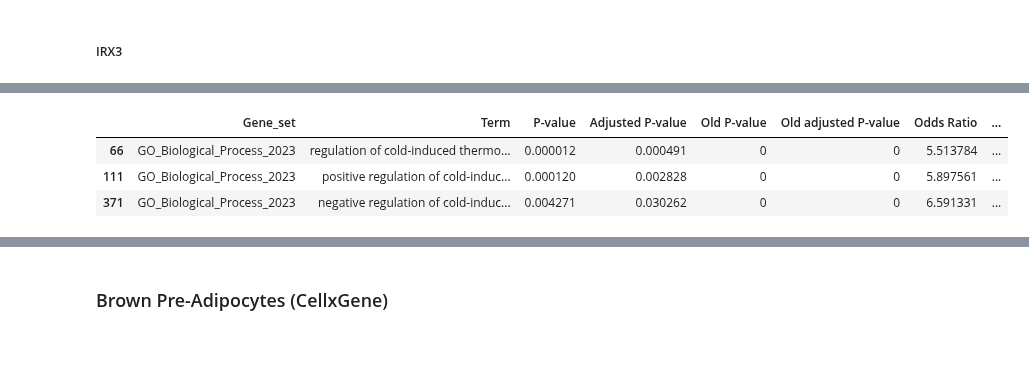
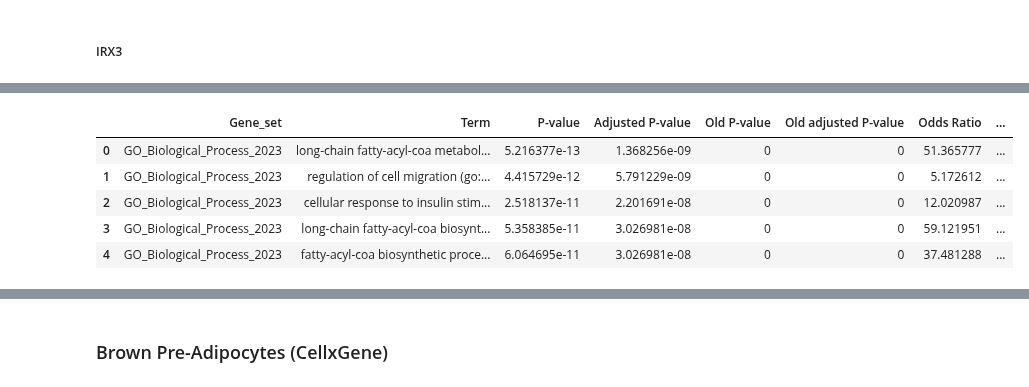
Before and after one commit to rejuve-bio/biocypher-kg, a Jupyter notebook: notebooks/cellxgene_exp_corr.ipynb, the cells around one changed output, grey strips where cells are left out. Saved outputs shown, nothing was run; the diff lists cells and outputs as text; code cells hidden in the pictures; blank space fills up the shorter version.

```diff
--- a/notebooks/gtex_tissue_gene_exp_corr.ipynb
+++ b/notebooks/cellxgene_exp_corr.ipynb
@@ -91,13 +110,14 @@ for gene_id in tqdm(white_pre_adipocytes_df.columns):
 # %%
+import pandas as pd
 white_padpy_irx3_corrs_df = pd.DataFrame(white_pady_irx3_corrs)
 white_padpy_irx5_corrs_df = pd.DataFrame(white_pady_irx5_corrs)
-white_pady_irx3_abs_corrs_df = white_padpy_irx3_corrs_df.copy()
-white_pady_irx3_abs_corrs_df["corr"] = white_padpy_irx3_corrs_df["corr"].apply(lambda x: abs(x))
-white_pady_irx5_abs_corrs_df = white_padpy_irx5_corrs_df.copy()
-white_pady_irx5_abs_corrs_df["corr"] = white_padpy_irx5_corrs_df["corr"].apply(lambda x: abs(x))
+# white_pady_irx3_abs_corrs_df = white_padpy_irx3_corrs_df.copy()
+# white_pady_irx3_abs_corrs_df["corr"] = white_padpy_irx3_corrs_df["corr"].apply(lambda x: abs(x))
+# white_pady_irx5_abs_corrs_df = white_padpy_irx5_corrs_df.copy()
+# white_pady_irx5_abs_corrs_df["corr"] = white_padpy_irx5_corrs_df["corr"].apply(lambda x: abs(x))
 
-white_padpy_irx3_sig_corr_df = white_pady_irx3_abs_corrs_df[white_pady_irx3_abs_corrs_df["pval"] < 0.05]
-white_padpy_irx5_sig_corr_df = white_pady_irx5_abs_corrs_df[white_pady_irx5_abs_corrs_df["pval"] < 0.05]
+white_padpy_irx3_sig_corr_df = white_padpy_irx3_corrs_df[white_padpy_irx3_corrs_df["pval"] < 0.05]
+white_padpy_irx5_sig_corr_df = white_padpy_irx5_corrs_df[white_padpy_irx5_corrs_df["pval"] < 0.05]
 print(f"Num of genes with sig corr with IRX3: {white_padpy_irx3_sig_corr_df.shape[0]}")
 print(f"Num of genes with sig corr with IRX5: {white_padpy_irx5_sig_corr_df.shape[0]}")
 # %% [output]
@@ -107,4 +127,8 @@ Num of genes with sig corr with IRX5: 7727
 #### Gene Set Overrepresentation with GSEAPY
 # %% [markdown]
 ##### IRX3
+# %%
+k = 500
+top_k_irx3_pos_corr_white_padpy = white_padpy_irx3_sig_corr_df.sort_values(by="corr", ascending=False).head(k)
+top_k_irx3_neg_corr_white_padpy = white_padpy_irx3_sig_corr_df.sort_values(by="corr", ascending=True).head(k)
 # %%
@@ -131,10 +184,27 @@ white_preadpy_irx3_enrichr_df.shape
 # %%
-white_preadpy_irx3_enrichr_df[(white_preadpy_irx3_enrichr_df.Term.str.contains("thermo"))]
+import gseapy as gp
+
+top_k_irx3_neg_corr_white_padpy_genes = top_k_irx3_neg_corr_white_padpy["gene"].to_list()
+white_preadpy_irx3_corr_background_genes = white_padpy_irx3_corrs_df["gene"].to_list()
+
+library = "GO_Biological_Process_2023"
+organism = "Human"
+
+top_k_irx3_neg_corr_white_padpy_enrichr = gp.enrichr(gene_list=top_k_irx3_neg_corr_white_padpy_genes,
+                                                     gene_sets=library,
+                                                     background=white_preadpy_irx3_corr_background_genes,
+                                                     organism=organism,
+                                                     outdir=None)
+top_k_irx3_neg_corr_white_padpy_enrichr = top_k_irx3_neg_corr_white_padpy_enrichr.results
+top_k_irx3_neg_corr_white_padpy_enrichr["Term"] = top_k_irx3_neg_corr_white_padpy_enrichr["Term"].apply(lambda x: x.lower())
+top_k_irx3_neg_corr_white_padpy_enrichr[top_k_irx3_neg_corr_white_padpy_enrichr["Adjusted P-value"] < 0.05].head()
 # %% [output]
 |  | Gene_set | Term | P-value | Adjusted P-value | Old P-value | Old adjusted P-value | Odds Ratio | ... |
-| 66 | GO_Biological_Process_2023 | regulation of cold-induced thermo... | 0.000012 | 0.000491 | 0 | 0 | 5.513784 | ... |
-| 111 | GO_Biological_Process_2023 | positive regulation of cold-induc... | 0.000120 | 0.002828 | 0 | 0 | 5.897561 | ... |
-| 371 | GO_Biological_Process_2023 | negative regulation of cold-induc... | 0.004271 | 0.030262 | 0 | 0 | 6.591331 | ... |
+| 0 | GO_Biological_Process_2023 | long-chain fatty-acyl-coa metabol... | 5.216377e-13 | 1.368256e-09 | 0 | 0 | 51.365777 | ... |
+| 1 | GO_Biological_Process_2023 | regulation of cell migration (go:... | 4.415729e-12 | 5.791229e-09 | 0 | 0 | 5.172612 | ... |
+| 2 | GO_Biological_Process_2023 | cellular response to insulin stim... | 2.518137e-11 | 2.201691e-08 | 0 | 0 | 12.020987 | ... |
+| 3 | GO_Biological_Process_2023 | long-chain fatty-acyl-coa biosynt... | 5.358385e-11 | 3.026981e-08 | 0 | 0 | 59.121951 | ... |
+| 4 | GO_Biological_Process_2023 | fatty-acyl-coa biosynthetic proce... | 6.064695e-11 | 3.026981e-08 | 0 | 0 | 37.481288 | ... |
 # %%
 from gseapy import barplot, dotplot
 
```
Also changed, not shown: parts of 21 cells of this notebook, 2 other files.
